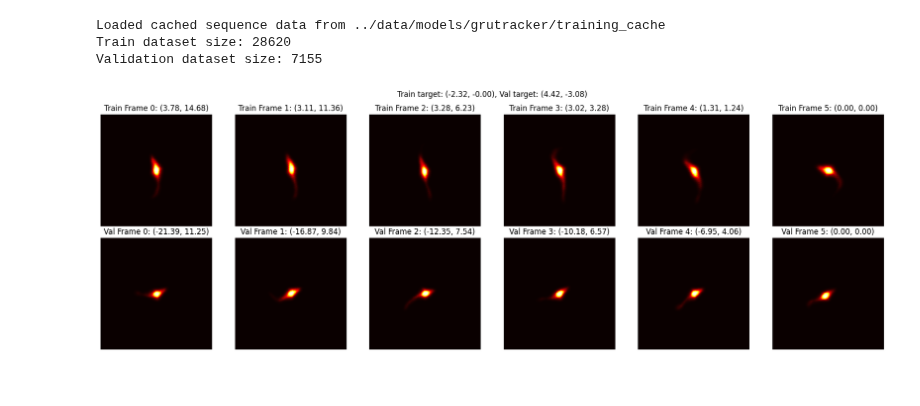
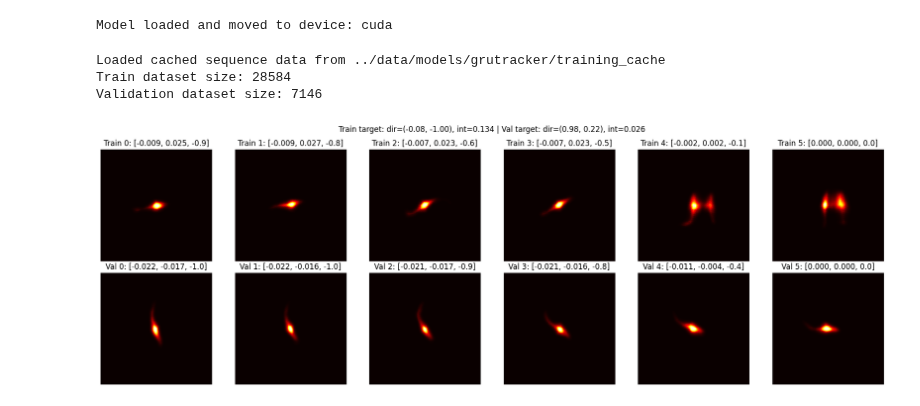
Before and after one commit to ljubobratovicrelja/aegear, a Jupyter notebook: notebooks/training_sequence_net.ipynb, the cells around one changed output. Saved outputs shown, nothing was run; the diff lists cells and outputs as text; code cells hidden in the pictures.

```diff
--- a/notebooks/training_sequence_net.ipynb
+++ b/notebooks/training_sequence_net.ipynb
@@ -20,3 +20,7 @@ model = EfficientUNet()
 model.load_state_dict(torch.load("../data/models/model_efficient_unet_2025-04-04.pth", map_location=device))
 model.eval()
 model.to(device);
+
+print("Model loaded and moved to device:", device)
+# %% [output]
+Model loaded and moved to device: cuda
@@ -23,63 +55,66 @@ model.to(device);
 # %%
 dataset = FishHeatmapSequenceDataset(
-    tracking_json_path="../data/training/tracking_E7_filtered.json",
+    tracking_json_path=annotations_file,
     unet_model=model,
+    video_dir="../data/video",
     device=device,
-    history_len=25,
-    future_len=5,
-    stride=5,
+    history_lookback_s=1.0,
+    n_history_samples=5,
+    future_horizon_s=0.25,
     interpolation_smoothness=5.0,
-    max_span=300,
     cache_path="../data/models/grutracker/training_cache",
 )
 
-val_fraction = 0.2
+val_fraction = 0.1
 val_size = int(len(dataset) * val_fraction)
 train_size = len(dataset) - val_size
 
 train_dataset, val_dataset = random_split(dataset, [train_size, val_size])
 
-train_loader = DataLoader(train_dataset, batch_size=32, shuffle=True, num_workers=0)
-val_loader = DataLoader(val_dataset, batch_size=32, shuffle=False, num_workers=0)
+batch_size = 64
+train_loader = DataLoader(train_dataset, batch_size=batch_size, shuffle=True, num_workers=0)
+val_loader = DataLoader(val_dataset, batch_size=batch_size, shuffle=False, num_workers=0)
 
 print(f"Train dataset size: {len(train_dataset)}")
 print(f"Validation dataset size: {len(val_dataset)}")
 # %% [output]
 Loaded cached sequence data from ../data/models/grutracker/training_cache
-Train dataset size: 28620
-Validation dataset size: 7155
+Train dataset size: 28584
+Validation dataset size: 7146
 # %%
-# Pick a random sample from the training and validation datasets
 import random
+import matplotlib.pyplot as plt
 
 random_train_idx = random.randint(0, len(train_dataset) - 1)
 random_val_idx = random.randint(0, len(val_dataset) - 1)
 
-train_sample = train_dataset[random_train_idx]
-val_sample = val_dataset[random_val_idx]
-
-train_heatmaps, train_past, train_future = train_sample
-val_heatmaps, val_past, val_future = val_sample
+train_heatmaps, train_past, train_dt, train_target = train_dataset[random_train_idx]
+val_heatmaps, val_past, val_dt, val_target = val_dataset[random_val_idx]
 
 T = train_heatmaps.shape[0]
 fig, axs = plt.subplots(2, T, figsize=(T * 3, 6))
 
 for i in range(T):
     t_offset = train_past[i, :]
+    t_dt = train_dt[i, :]
     v_offset = val_past[i, :]
+    v_dt = val_dt[i, :]
 
     axs[0, i].imshow(train_heatmaps[i, 0], cmap='hot')
-    axs[0, i].set_title(f"Train Frame {i}: ({t_offset[0]:.2f}, {t_offset[1]:.2f})")
+    axs[0, i].set_title(f"Train {i}: [{t_offset[0]:.3f}, {t_offset[1]:.3f}, {t_dt[0]:.1f}]")
     axs[0, i].axis('off')
 
     axs[1, i].imshow(val_heatmaps[i, 0], cmap='hot')
-    axs[1, i].set_title(f"Val Frame {i}: ({v_offset[0]:.2f}, {v_offset[1]:.2f})")
+    axs[1, i].set_title(f"Val {i}: [{v_offset[0]:.3f}, {v_offset[1]:.3f}, {v_dt[0]:.1f}]")
     axs[1, i].axis('off')
 
-plt.suptitle(f"Train target: ({train_future[0, 0]:.2f}, {train_future[0, 1]:.2f}), Val target: ({val_future[0, 0]:.2f}, {val_future[0, 1]:.2f})")
+plt.suptitle(
+    f"Train target: dir=({train_target[0]:.2f}, {train_target[1]:.2f}), int={train_target[2]:.3f} | "
+    f"Val target: dir=({val_target[0]:.2f}, {val_target[1]:.2f}), int={val_target[2]:.3f}"
+)
 plt.tight_layout()
 plt.show()
 # %% [output]
-[figure, old version]
+[figure, new version]
 # %%
 # Cell 6: Instantiate model, loss, optimizer
```
Also changed, not shown: parts of 13 cells of this notebook, 3 other files.
